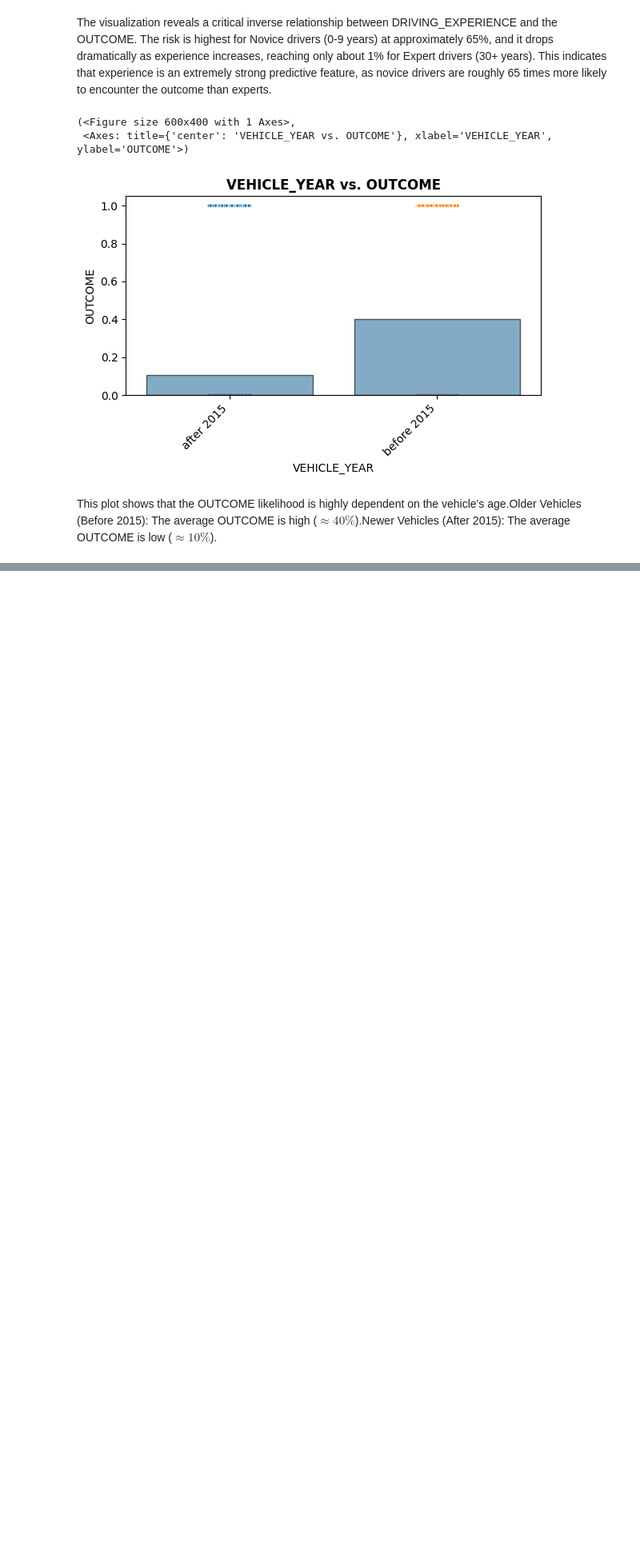
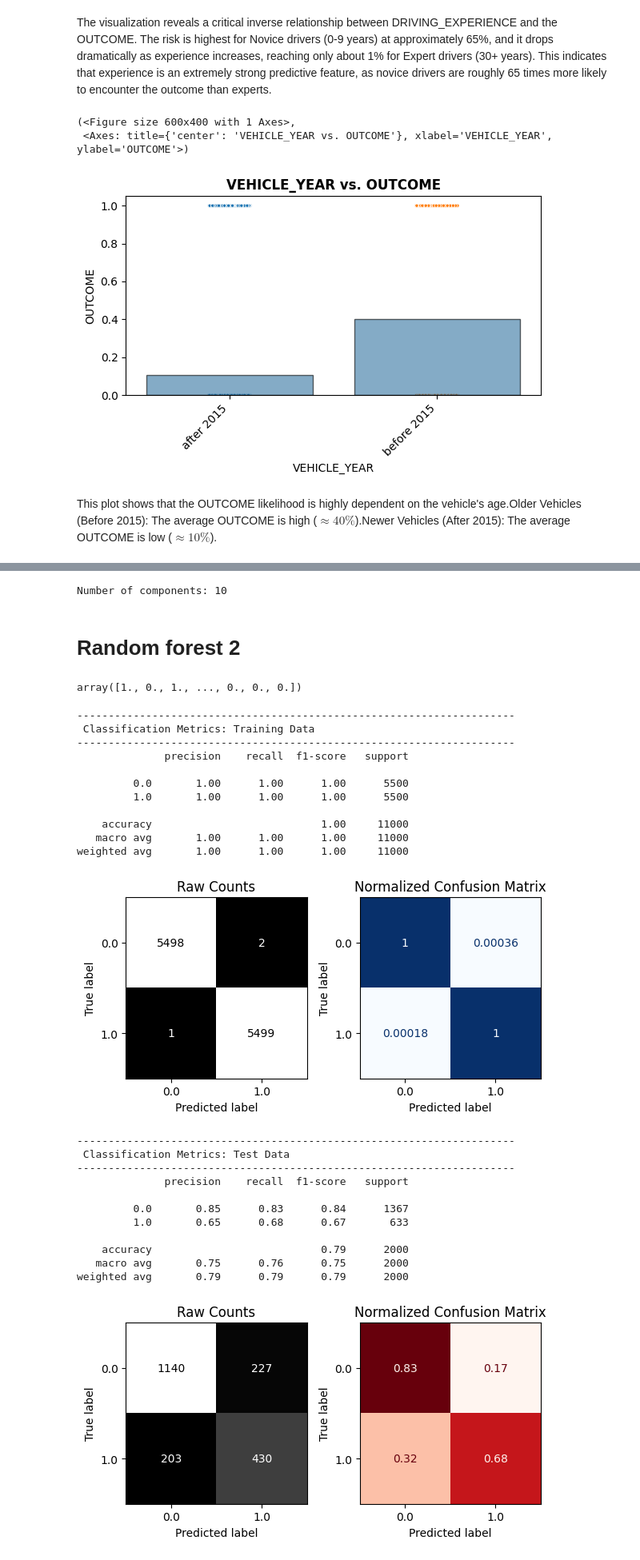
Before and after one commit to farahwadya/Car-insurance-intermediate-machine-learning-project, a Jupyter notebook: Car_insurance_prj.ipynb, the cells around one changed output, grey strips where cells are left out. Shown at 80% size. Cells and saved outputs as stored; diff of their text form; code cells hidden in the pictures; blank space fills up the shorter version.

```diff
--- a/Car_insurance_prj.ipynb
+++ b/Car_insurance_prj.ipynb
@@ -671,0 +693,44 @@ This plot shows that the OUTCOME likelihood is highly dependent on the vehicle's
+# %%
+pca=PCA(n_components=.90)
+pca_X_train=pca.fit_transform(X_train_res)
+pca_X_test=pca.transform(X_test_tf)
+# %%
+n_components_created = pca.n_components_
+print("Number of components:", n_components_created)
+# %% [output]
+Number of components: 10
+# %% [markdown]
+# Random forest 2
+# %%
+rf2=RandomForestClassifier(random_state=42)
+rf2.fit(pca_X_train,y_train_res)
+rf2.predict(pca_X_test)
+# %% [output]
+array([1., 0., 1., ..., 0., 0., 0.])
+# %%
+evaluate_classification(rf2, pca_X_train, y_train_res, pca_X_test, y_test)
+# %% [output]
+----------------------------------------------------------------------
+ Classification Metrics: Training Data
+----------------------------------------------------------------------
+              precision    recall  f1-score   support
+
+         0.0       1.00      1.00      1.00      5500
+         1.0       1.00      1.00      1.00      5500
+
+    accuracy                           1.00     11000
+   macro avg       1.00      1.00      1.00     11000
+weighted avg       1.00      1.00      1.00     11000
+[figure, added]
+----------------------------------------------------------------------
+ Classification Metrics: Test Data
+----------------------------------------------------------------------
+              precision    recall  f1-score   support
+
+         0.0       0.85      0.83      0.84      1367
+         1.0       0.65      0.68      0.67       633
+
+    accuracy                           0.79      2000
+   macro avg       0.75      0.76      0.75      2000
+weighted avg       0.79      0.79      0.79      2000
+[figure, added]
```
Also changed, not shown: parts of 10 cells of this notebook.
